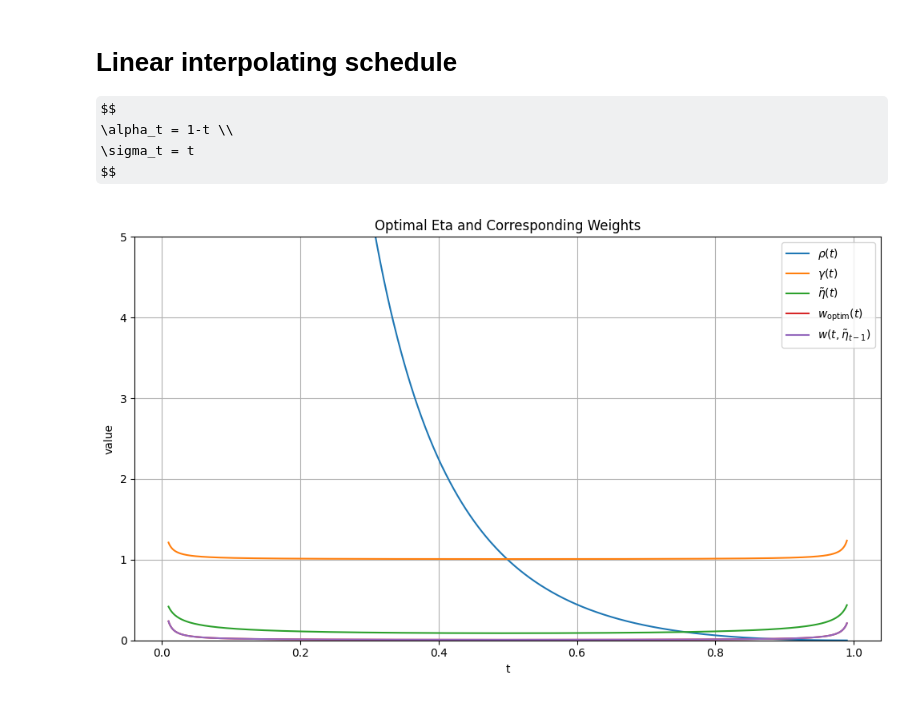
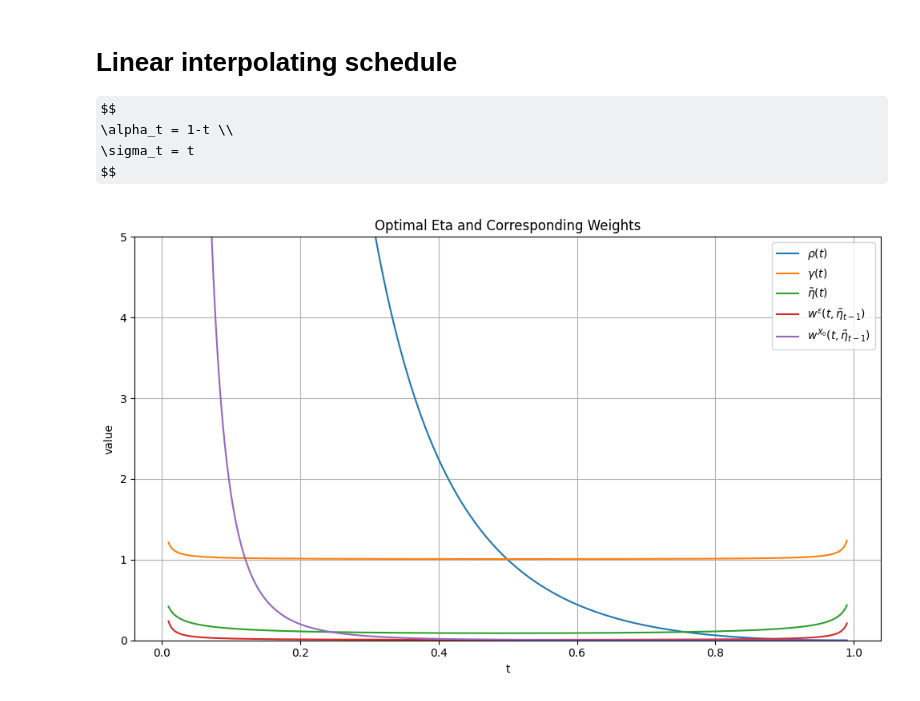
Before and after one commit to SzymonNowakowski/diffusions, a Jupyter notebook: weight_charts.ipynb, the cells around one changed output. Drawn from its saved outputs; the diff is of its cells as text; code cells hidden in the pictures; some formulas as TeX source.

```diff
--- a/weight_charts.ipynb
+++ b/weight_charts.ipynb
@@ -22,36 +22,39 @@ sigma = lambda t: t
 
 rho = lambda t: (alpha(t)/sigma(t)) ** 2
 gamma = lambda t: rho(t)/rho(next_ind(t))
 
 optim_eta = lambda t: (1-1/gamma(t)) ** 0.5
 optim_weight = lambda t: gamma(prev_ind(t)) - 1
-weight = lambda t, eta: rho(prev_ind(t))/eta**2 * (1/rho(prev_ind(t))**0.5 * (1-eta**2)**0.5- 1/rho(t)**0.5 )**2
+weight_epsilon = lambda t, eta: rho(prev_ind(t))/eta**2 * (1/rho(prev_ind(t))**0.5 * (1-eta**2)**0.5- 1/rho(t)**0.5 )**2
 
+weight_X0 = lambda t, eta: weight_epsilon(t, eta) * rho(t)
 
 # Evaluation range
 ts = np.linspace(0.01, 0.99, 1000)
 
 # Compute values
 gamma_vals = gamma(ts)
 rho_vals = rho(ts)
 eta_vals = optim_eta(ts)
-w_opt_vals = optim_weight(ts)
-w_eta_vals = weight(ts, optim_eta(prev_ind(ts)))
+#w_opt_vals = optim_weight(ts)
+w_eps_eta_vals = weight_epsilon(ts, optim_eta(prev_ind(ts)))
+w_X0_eta_vals = weight_X0(ts, optim_eta(prev_ind(ts)))
 
 # Plot
 plt.figure(figsize=(10, 6))
 plt.plot(ts, rho_vals, label=r'$\rho(t)$')
 plt.plot(ts, gamma_vals, label=r'$\gamma(t)$')
 plt.plot(ts, eta_vals, label=r'$\tilde \eta (t)$')
-plt.plot(ts, w_opt_vals, label=r'$w_{\text{optim}}(t)$')
-plt.plot(ts, w_eta_vals, label=r'$w(t, \tilde \eta_{t-1})$')
+#plt.plot(ts, w_opt_vals, label=r'$w_{\text{optim}}(t)$')
+plt.plot(ts, w_eps_eta_vals, label=r'$w^\epsilon(t, \tilde \eta_{t-1})$')
+plt.plot(ts, w_X0_eta_vals, label=r'$w^{X_0}(t, \tilde \eta_{t-1})$')
 plt.xlabel('t')
 plt.ylabel('value')
 plt.title('Optimal Eta and Corresponding Weights')
 plt.ylim(0, 5.0)  # restrict y-axis range
 plt.grid(True)
 plt.legend()
 plt.tight_layout()
 plt.show()
 # %% [output]
-[figure, old version]
+[figure, new version]
```
Also changed, not shown: parts of 2 cells of this notebook.
